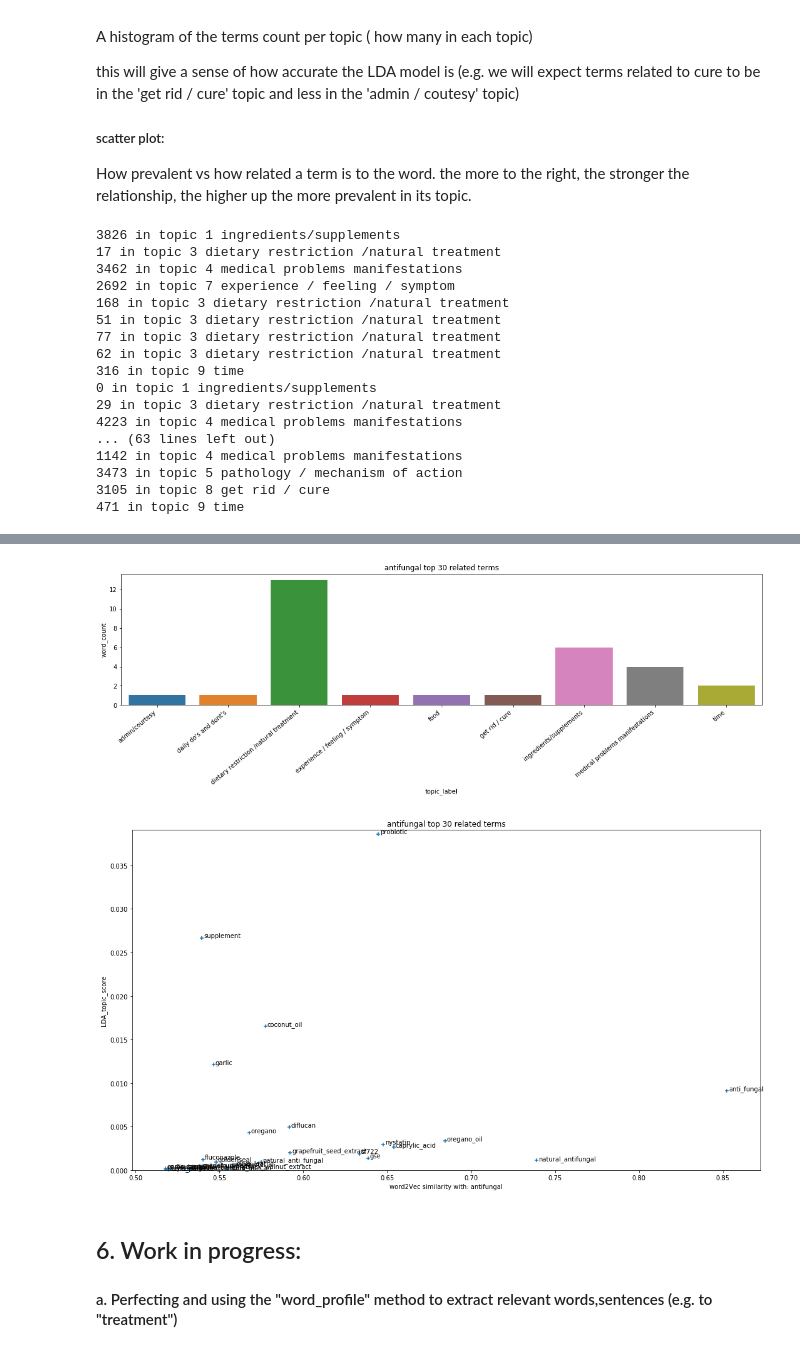
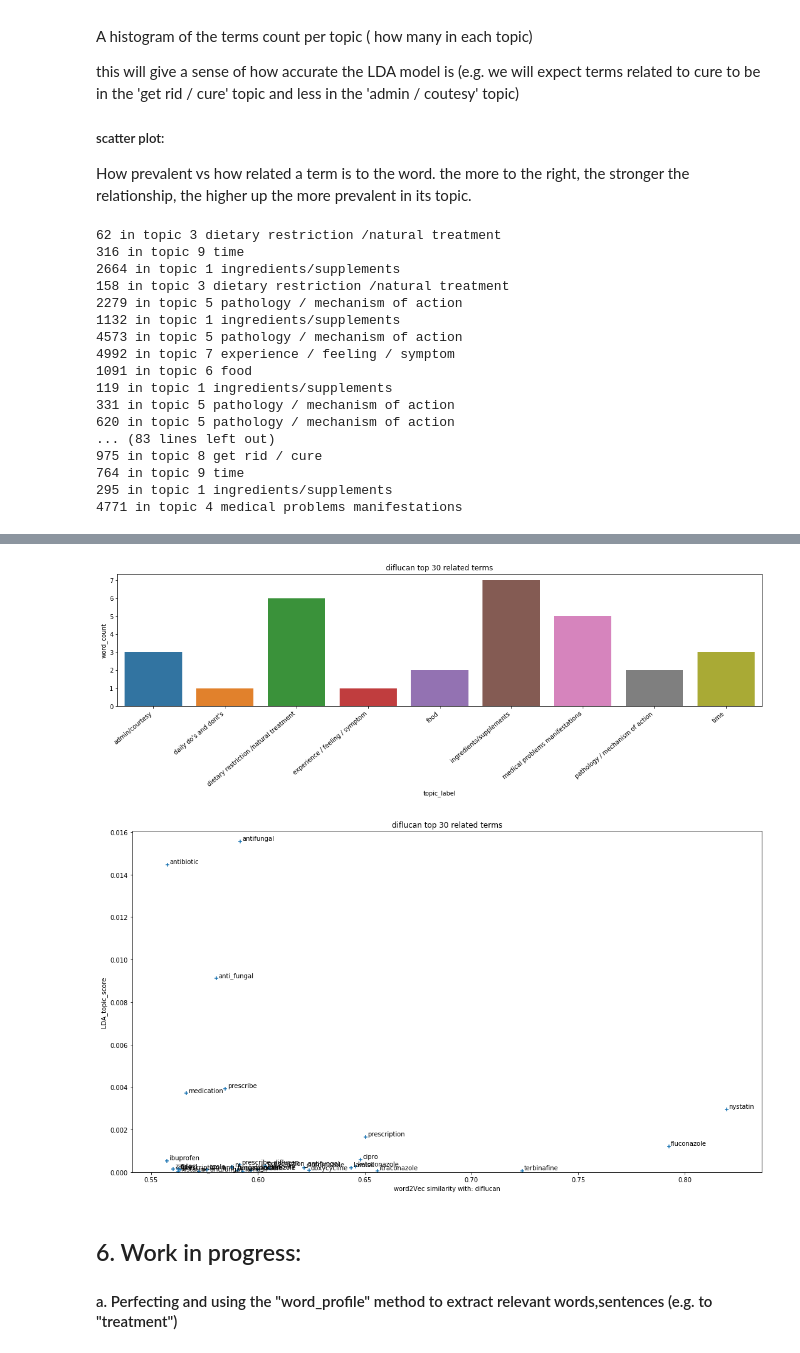
Before and after one commit to Erolino/Support_group_MD, a Jupyter notebook: draft/ppt_notebook.ipynb, the cells around one changed output, grey strips where cells are left out. Cells and saved outputs as stored; diff of their text form; code cells hidden in the pictures.

```diff
--- a/draft/ppt_notebook.ipynb
+++ b/draft/ppt_notebook.ipynb
@@ -178,22 +178,22 @@ this will give a sense of how accurate the LDA model is (e.g. we will expect ter
 
 How prevalent vs how related a term is to the word. the more to the right, the stronger the relationship, the higher up the more prevalent in its topic.
 # %%
-word_profile('antifungal')
+word_profile('diflucan')
 # %% [output]
-3826 in topic 1 ingredients/supplements
-17 in topic 3 dietary restriction /natural treatment
-3462 in topic 4 medical problems manifestations
-2692 in topic 7 experience / feeling / symptom
-168 in topic 3 dietary restriction /natural treatment
-51 in topic 3 dietary restriction /natural treatment
-77 in topic 3 dietary restriction /natural treatment
 62 in topic 3 dietary restriction /natural treatment
 316 in topic 9 time
-0 in topic 1 ingredients/supplements
-29 in topic 3 dietary restriction /natural treatment
-4223 in topic 4 medical problems manifestations
-... (63 lines left out)
-1142 in topic 4 medical problems manifestations
-3473 in topic 5 pathology / mechanism of action
-3105 in topic 8 get rid / cure
-471 in topic 9 time
+2664 in topic 1 ingredients/supplements
+158 in topic 3 dietary restriction /natural treatment
+2279 in topic 5 pathology / mechanism of action
+1132 in topic 1 ingredients/supplements
+4573 in topic 5 pathology / mechanism of action
+4992 in topic 7 experience / feeling / symptom
+1091 in topic 6 food
+119 in topic 1 ingredients/supplements
+331 in topic 5 pathology / mechanism of action
+620 in topic 5 pathology / mechanism of action
+... (83 lines left out)
+975 in topic 8 get rid / cure
+764 in topic 9 time
+295 in topic 1 ingredients/supplements
+4771 in topic 4 medical problems manifestations
@@ -217,5 +217,5 @@ word_profile('antifungal')
-[figure, old version]
+[figure, new version]
-[figure, old version]
+[figure, new version]
 # %% [markdown]
 ## 6. Work in progress:
 #### a. Perfecting and using the "word_profile" method to extract relevant words,sentences (e.g. to "treatment")
```
Also changed, not shown: parts of 1 cell of this notebook, 1 other file.
